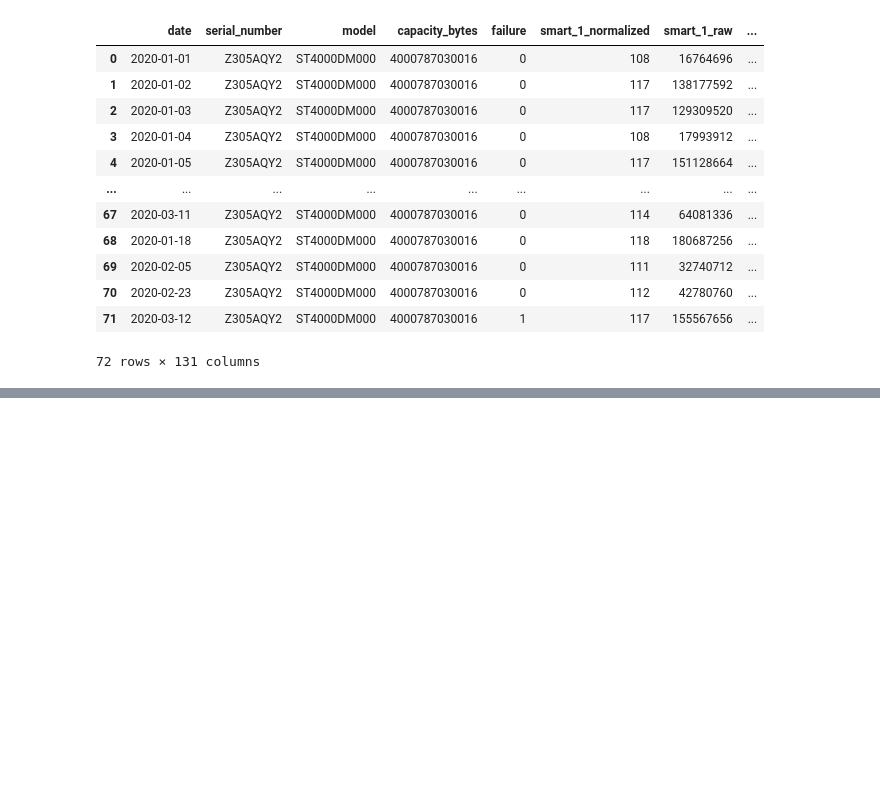
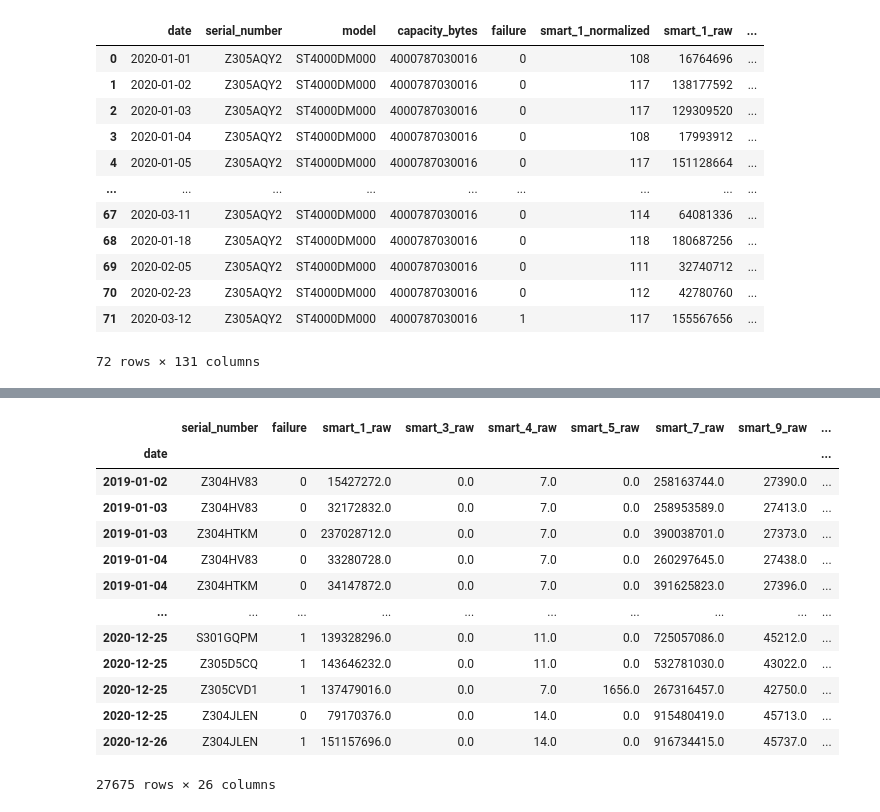
Before and after one commit to SamyDjemai/HardDriveFailurePrediction, a Jupyter notebook: analysis.ipynb, the cells around one changed output, grey strips where cells are left out. Saved outputs shown, nothing was run; the diff lists cells and outputs as text; code cells hidden in the pictures; blank space fills up the shorter version.

```diff
--- a/analysis.ipynb
+++ b/analysis.ipynb
@@ -355,0 +466,18 @@ Power-On Hours Count (smart_9_raw)
+# %%
+filtered_evaluation_df = clean_evaluation_df.sort_index().groupby("serial_number").tail(45)
+filtered_evaluation_df
+# %% [output]
+|  | serial_number | failure | smart_1_raw | smart_3_raw | smart_4_raw | smart_5_raw | smart_7_raw | smart_9_raw | ... |
+| date |  |  |  |  |  |  |  |  | ... |
+| 2019-01-02 | Z304HV83 | 0 | 15427272.0 | 0.0 | 7.0 | 0.0 | 258163744.0 | 27390.0 | ... |
+| 2019-01-03 | Z304HV83 | 0 | 32172832.0 | 0.0 | 7.0 | 0.0 | 258953589.0 | 27413.0 | ... |
+| 2019-01-03 | Z304HTKM | 0 | 237028712.0 | 0.0 | 7.0 | 0.0 | 390038701.0 | 27373.0 | ... |
+| 2019-01-04 | Z304HV83 | 0 | 33280728.0 | 0.0 | 7.0 | 0.0 | 260297645.0 | 27438.0 | ... |
+| 2019-01-04 | Z304HTKM | 0 | 34147872.0 | 0.0 | 7.0 | 0.0 | 391625823.0 | 27396.0 | ... |
+| ... | ... | ... | ... | ... | ... | ... | ... | ... | ... |
+| 2020-12-25 | S301GQPM | 1 | 139328296.0 | 0.0 | 11.0 | 0.0 | 725057086.0 | 45212.0 | ... |
+| 2020-12-25 | Z305D5CQ | 1 | 143646232.0 | 0.0 | 11.0 | 0.0 | 532781030.0 | 43022.0 | ... |
+| 2020-12-25 | Z305CVD1 | 1 | 137479016.0 | 0.0 | 7.0 | 1656.0 | 267316457.0 | 42750.0 | ... |
+| 2020-12-25 | Z304JLEN | 0 | 79170376.0 | 0.0 | 14.0 | 0.0 | 915480419.0 | 45713.0 | ... |
+| 2020-12-26 | Z304JLEN | 1 | 151157696.0 | 0.0 | 14.0 | 0.0 | 916734415.0 | 45737.0 | ... |
+27675 rows × 26 columns
```
Also changed, not shown: parts of 14 cells of this notebook.
